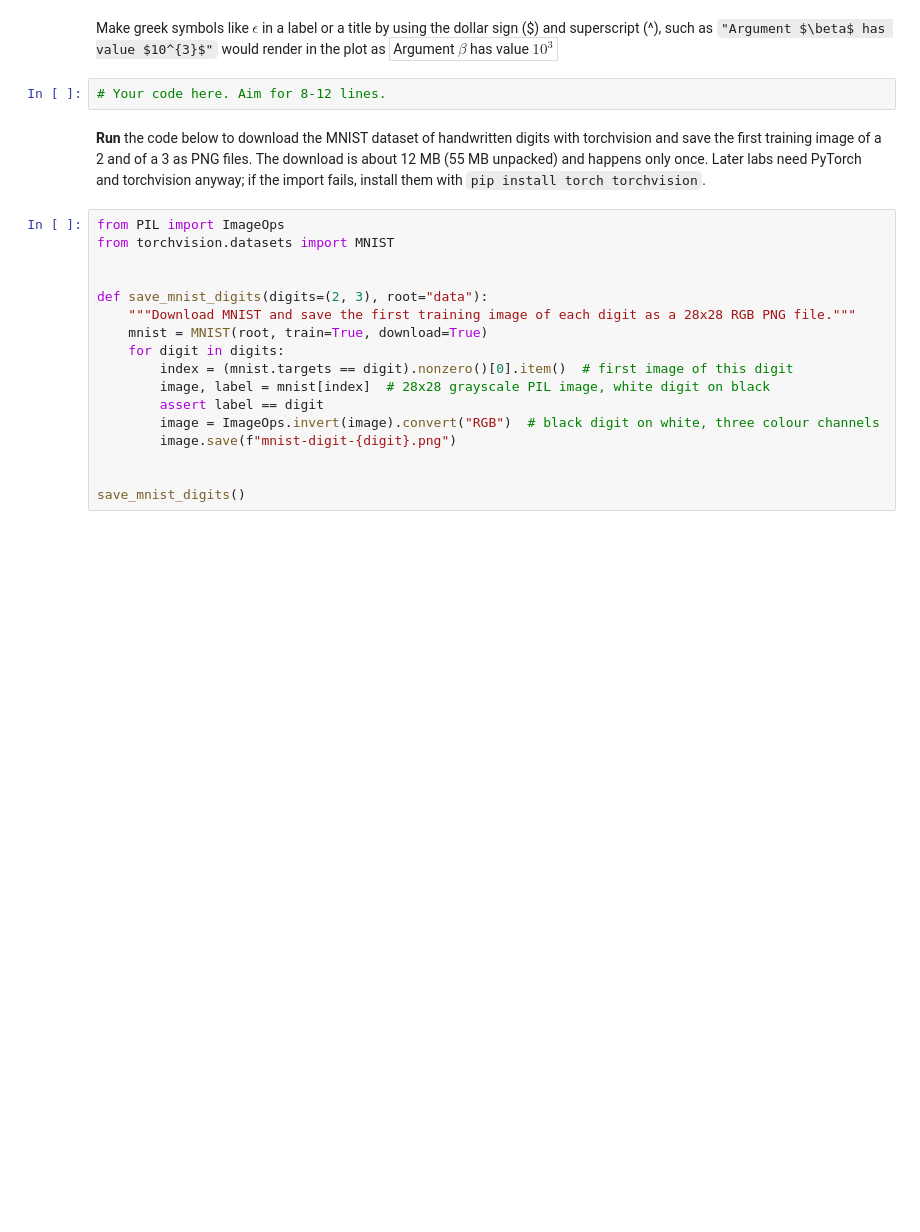
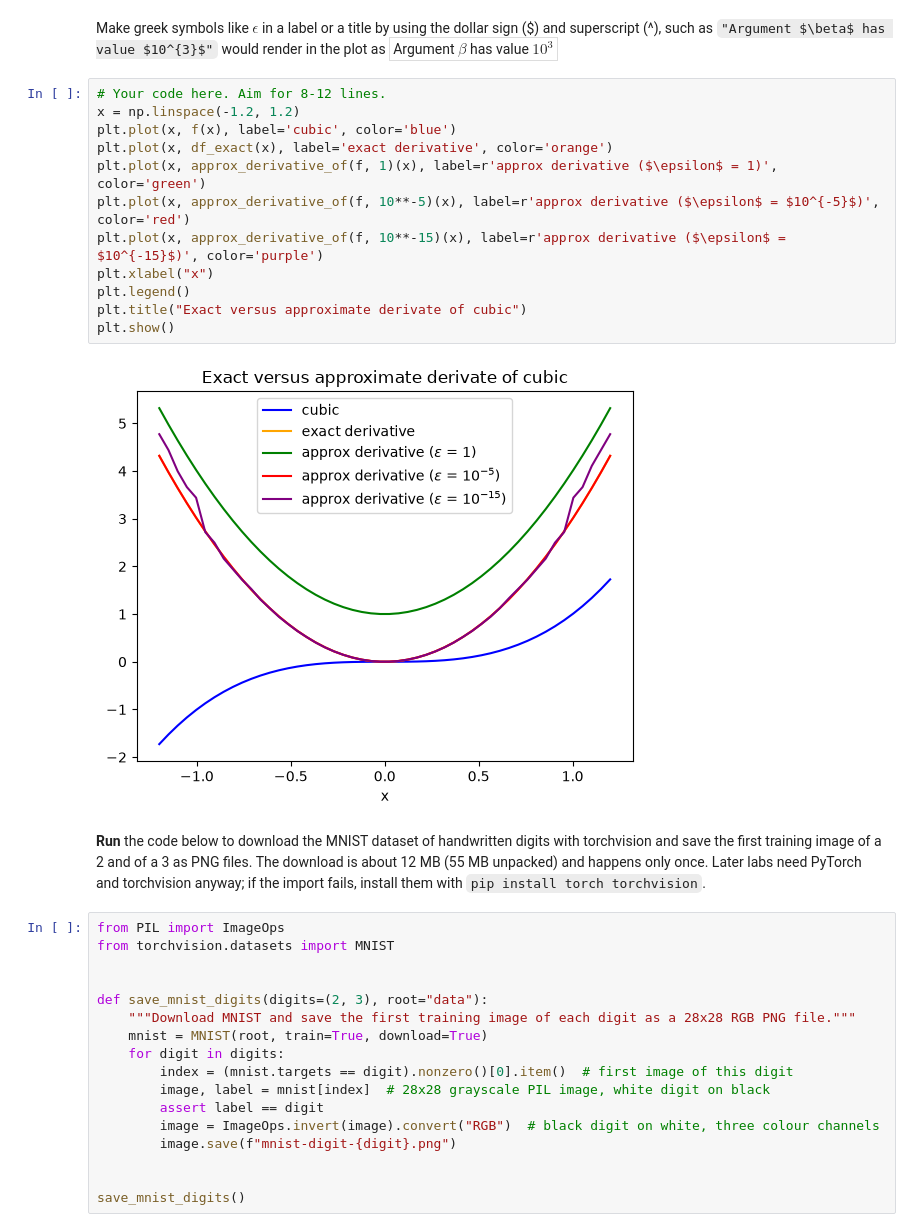
Before and after one commit to laurent-lao/COMP-432-Assignments, a Jupyter notebook: Assignment2/assignment02_student.ipynb, the cells around one changed output. Cells and saved outputs as stored; diff of their text form; blank space fills up the shorter version.

```diff
--- a/Assignment2/assignment02_student.ipynb
+++ b/Assignment2/assignment02_student.ipynb
@@ -89,8 +101,20 @@ Second, once you've got the above plot, use the `approx_derivative_of(f, epsilon
 ![image.png](embedded-picture-1)
 # %% [markdown]
 Make greek symbols like $\epsilon$ in a label or a title by using the dollar sign (\$) and superscript (^), such as `"Argument $\beta$ has value $10^{3}$"` would render in the plot as <span style="border: 1px solid #ddd; padding:3px;">Argument $\beta$ has value $10^3$</span>
-# %%
-# Your code here. Aim for 8-12 lines.
+# %%
+# Your code here. Aim for 8-12 lines.
+x = np.linspace(-1.2, 1.2)
+plt.plot(x, f(x), label='cubic', color='blue')
+plt.plot(x, df_exact(x), label='exact derivative', color='orange')
+plt.plot(x, approx_derivative_of(f, 1)(x), label=r'approx derivative ($\epsilon$ = 1)', color='green')
+plt.plot(x, approx_derivative_of(f, 10**-5)(x), label=r'approx derivative ($\epsilon$ = $10^{-5}$)', color='red')
+plt.plot(x, approx_derivative_of(f, 10**-15)(x), label=r'approx derivative ($\epsilon$ = $10^{-15}$)', color='purple')
+plt.xlabel("x")
+plt.legend()
+plt.title("Exact versus approximate derivate of cubic")
+plt.show()
+# %% [output]
+[figure, added]
 # %% [markdown]
 **Run** the code below to download the MNIST dataset of handwritten digits with torchvision and save the first training image of a 2 and of a 3 as PNG files.
 The download is about 12 MB (55 MB unpacked) and happens only once.
```
Also changed, not shown: parts of 5 cells of this notebook.
